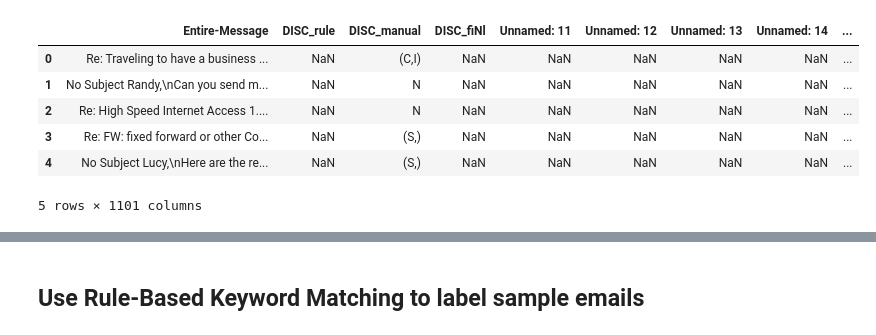
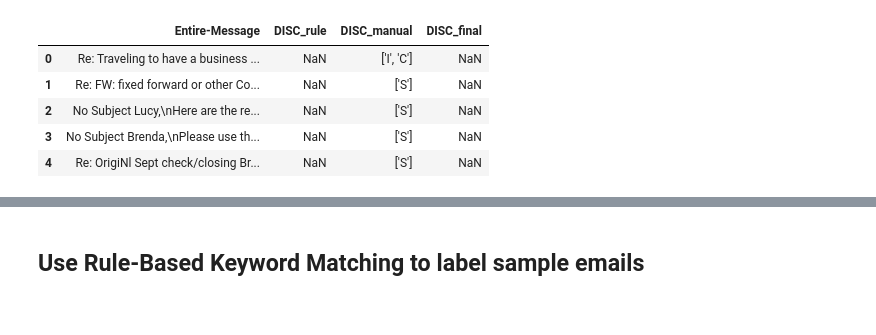
Before and after one commit to pkdc/disc-predictor-for-business, a Jupyter notebook: notebooks/04_data_preprocess_labels.ipynb, the cells around one changed output, grey strips where cells are left out. Saved outputs shown, nothing was run; the diff lists cells and outputs as text; code cells hidden in the pictures.

```diff
--- a/notebooks/04_data_preprocess_labels.ipynb
+++ b/notebooks/04_data_preprocess_labels.ipynb
@@ -5,5 +6,5 @@ import re
 # %%
-emails_df = pd.read_csv('../data/02_cleaned_emails_internal.csv')
+emails_df = pd.read_csv('../data/03_manual_labelled_emails.csv')
 emails_df.head()
 # %% [output]
 |  | Date | From | To | Subject | X_From | X_To | Message | Entire-Message | DISC_rule | DISC_manual | ... |
@@ -26,12 +57,11 @@ Index(['Date', 'From', 'To', 'Subject', 'X_From', 'X_To', 'Message',
 # %%
-emails_df = emails_df.loc[:, ~emails_df.columns.str.startswith('Unnamed')]
-emails_df_msg_label = emails_df.drop(columns=['X_From', 'X_To', 'Date', 'From', 'To', 'Subject', 'Message'])
-emails_df_msg_label.head()
+# emails_df = emails_df.loc[:, ~emails_df.columns.str.startswith('Unnamed')]
+emails_df_disc_label = emails_df.drop(columns=['X_From', 'X_To', 'Date', 'From', 'To', 'Subject', 'Message'])
+emails_df_disc_label.head()
 # %% [output]
-|  | Entire-Message | DISC_rule | DISC_manual | DISC_fiNl | Unnamed: 11 | Unnamed: 12 | Unnamed: 13 | Unnamed: 14 | ... |
-| 0 | Re: Traveling to have a business ... | NaN | (C,I) | NaN | NaN | NaN | NaN | NaN | ... |
-| 1 | No Subject Randy,\nCan you send m... | NaN | N | NaN | NaN | NaN | NaN | NaN | ... |
-| 2 | Re: High Speed Internet Access 1.... | NaN | N | NaN | NaN | NaN | NaN | NaN | ... |
-| 3 | Re: FW: fixed forward or other Co... | NaN | (S,) | NaN | NaN | NaN | NaN | NaN | ... |
-| 4 | No Subject Lucy,\nHere are the re... | NaN | (S,) | NaN | NaN | NaN | NaN | NaN | ... |
+|  | Entire-Message | DISC_rule | DISC_manual | DISC_final |
+| 0 | Re: Traveling to have a business ... | NaN | ['I', 'C'] | NaN |
+| 1 | Re: FW: fixed forward or other Co... | NaN | ['S'] | NaN |
+| 2 | No Subject Lucy,\nHere are the re... | NaN | ['S'] | NaN |
+| 3 | No Subject Brenda,\nPlease use th... | NaN | ['S'] | NaN |
+| 4 | Re: OrigiNl Sept check/closing Br... | NaN | ['S'] | NaN |
-5 rows × 1101 columns
```
Also changed, not shown: parts of 15 cells of this notebook, 2 other files.
